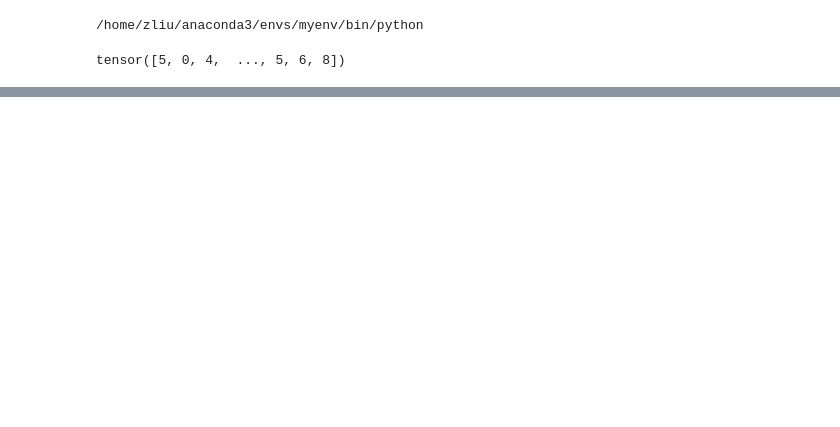
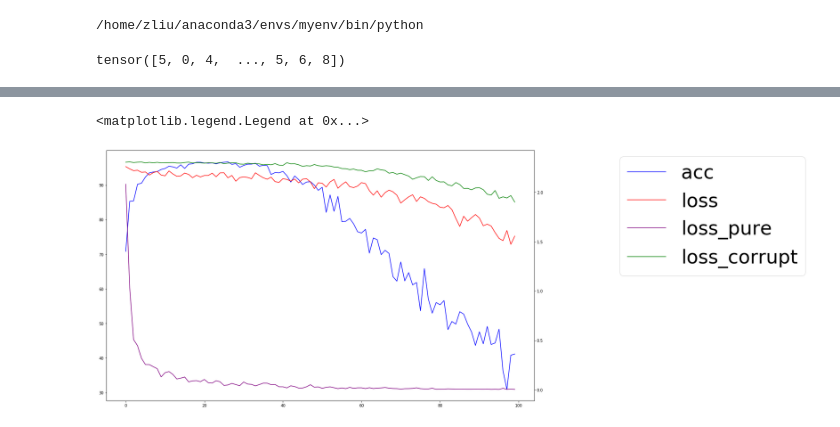
Before and after one commit to physicsru/adaptive_label_smoothing, a Jupyter notebook: adaptive_label_smoothing-master/mislabel.ipynb, the cells around one changed output, grey strips where cells are left out. Cells and saved outputs as stored; diff of their text form; code cells hidden in the pictures; blank space fills up the shorter version.

```diff
--- a/adaptive_label_smoothing-master/mislabel.ipynb
+++ b/adaptive_label_smoothing-master/mislabel.ipynb
@@ -174,0 +379,20 @@ plt.plot(x_axis,p)
+# %%
+acc=np.load("acc.npy")
+x_axis=np.arange(100)
+loss=np.load("loss.npy")
+loss_corrupt=np.load("loss_corrupt.npy")
+loss_pure=np.load("loss_pure.npy")
+# %%
+fig = plt.figure(figsize=(20,12))
+ax = fig.add_subplot(111)
+f1=ax.plot(x_axis,acc,color='blue',label="acc")
+ax2 = ax.twinx()
+f2=ax2.plot(x_axis,loss,color='red',label="loss")
+f3=ax2.plot(x_axis,loss_pure,color='purple',label="loss_pure")
+f4=ax2.plot(x_axis,loss_corrupt,color='green',label="loss_corrupt")
+f=f1+f2+f3+f4
+labs = [l.get_label() for l in f]
+ax.legend(f, labs, loc=[1.2, 0.5],prop={'size': 50})
+# %% [output]
+<matplotlib.legend.Legend at 0x...>
+[figure, added]
```
Also changed, not shown: parts of 16 cells of this notebook.
